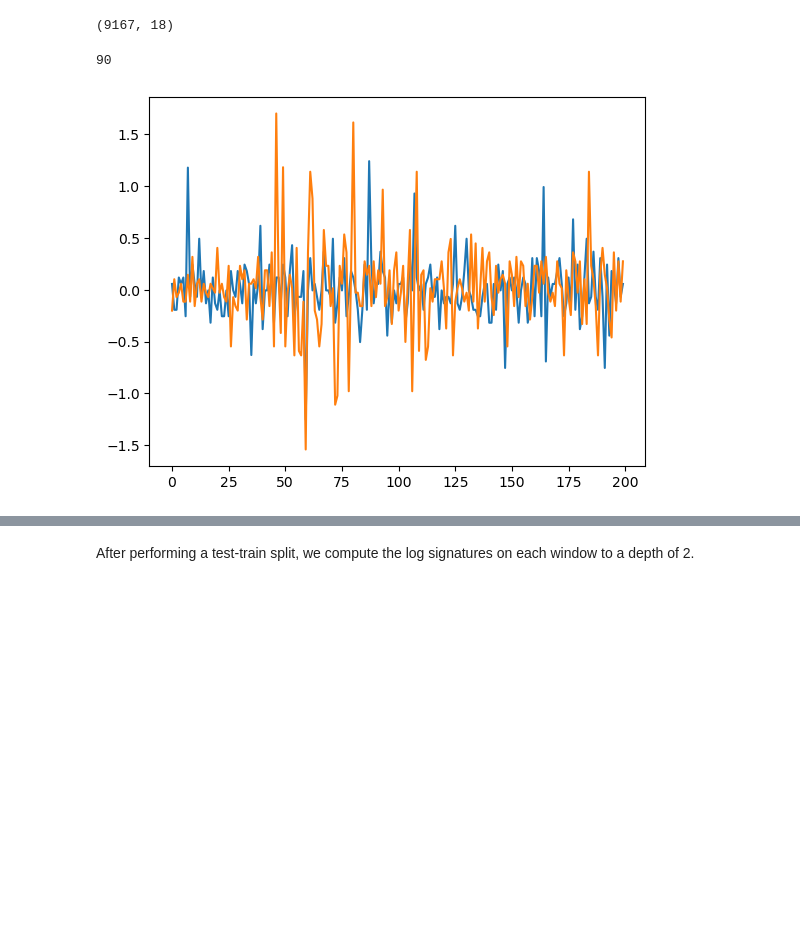
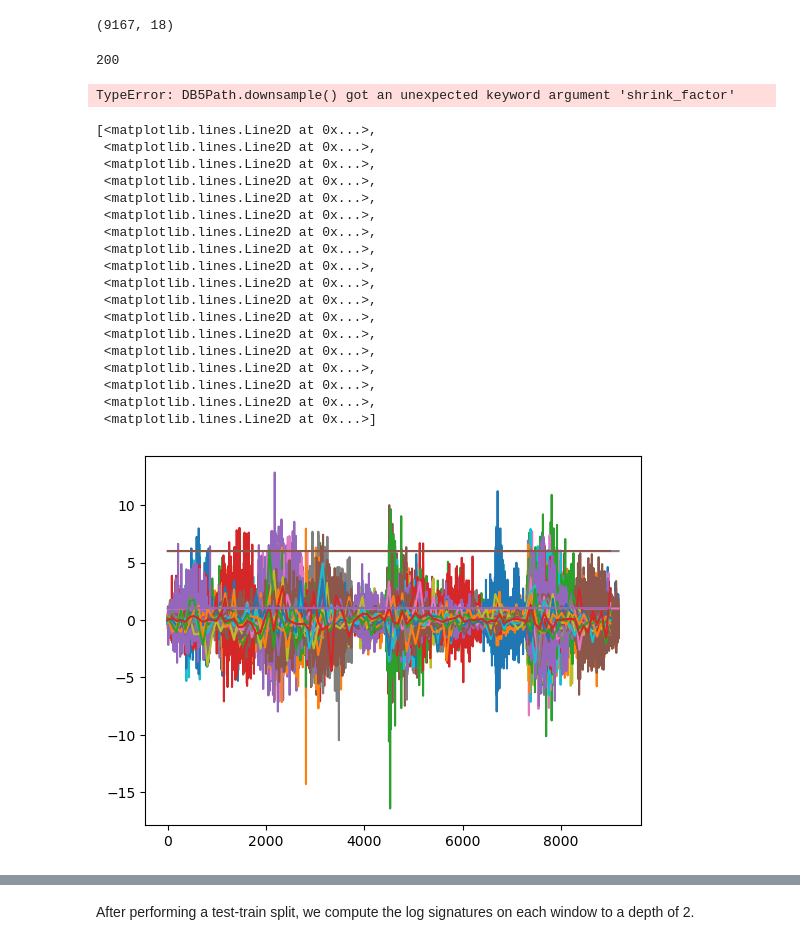
Before and after one commit to alizma/signatures-hand-synergies, a Jupyter notebook: db5_classify_stim.ipynb, the cells around one changed output, grey strips where cells are left out. Saved outputs shown, nothing was run; the diff lists cells and outputs as text; code cells hidden in the pictures; blank space fills up the shorter version.

```diff
--- a/db5_classify_stim.ipynb
+++ b/db5_classify_stim.ipynb
@@ -142,14 +98,37 @@ dbpth.vals.shape
 (9167, 18)
 # %%
 windows = dbpth.get_windows(window_size=200, overlap=100)
-len(windows)
+len(windows[0])
 # %% [output]
-90
+200
-# %%
-for i in range(2):
-    plt.plot(windows[0][i])
-# %% [output]
-[figure, removed]
+# %%
+downsample = dbpth.downsample(shrink_factor=90)
+len(downsample[0])
+# %% [output]
+TypeError: DB5Path.downsample() got an unexpected keyword argument 'shrink_factor'
+# %%
+plt.plot(dbpth.vals)
+plt.plot(downsample[0])
+# %% [output]
+[<matplotlib.lines.Line2D at 0x...>,
+ <matplotlib.lines.Line2D at 0x...>,
+ <matplotlib.lines.Line2D at 0x...>,
+ <matplotlib.lines.Line2D at 0x...>,
+ <matplotlib.lines.Line2D at 0x...>,
+ <matplotlib.lines.Line2D at 0x...>,
+ <matplotlib.lines.Line2D at 0x...>,
+ <matplotlib.lines.Line2D at 0x...>,
+ <matplotlib.lines.Line2D at 0x...>,
+ <matplotlib.lines.Line2D at 0x...>,
+ <matplotlib.lines.Line2D at 0x...>,
+ <matplotlib.lines.Line2D at 0x...>,
+ <matplotlib.lines.Line2D at 0x...>,
+ <matplotlib.lines.Line2D at 0x...>,
+ <matplotlib.lines.Line2D at 0x...>,
+ <matplotlib.lines.Line2D at 0x...>,
+ <matplotlib.lines.Line2D at 0x...>,
+ <matplotlib.lines.Line2D at 0x...>]
+[figure, added]
 # %%
 repetitions = [1, 2, 3, 4, 5, 6]
 stims = [1, 3]
```
Also changed, not shown: parts of 17 cells of this notebook, 1 other file.
